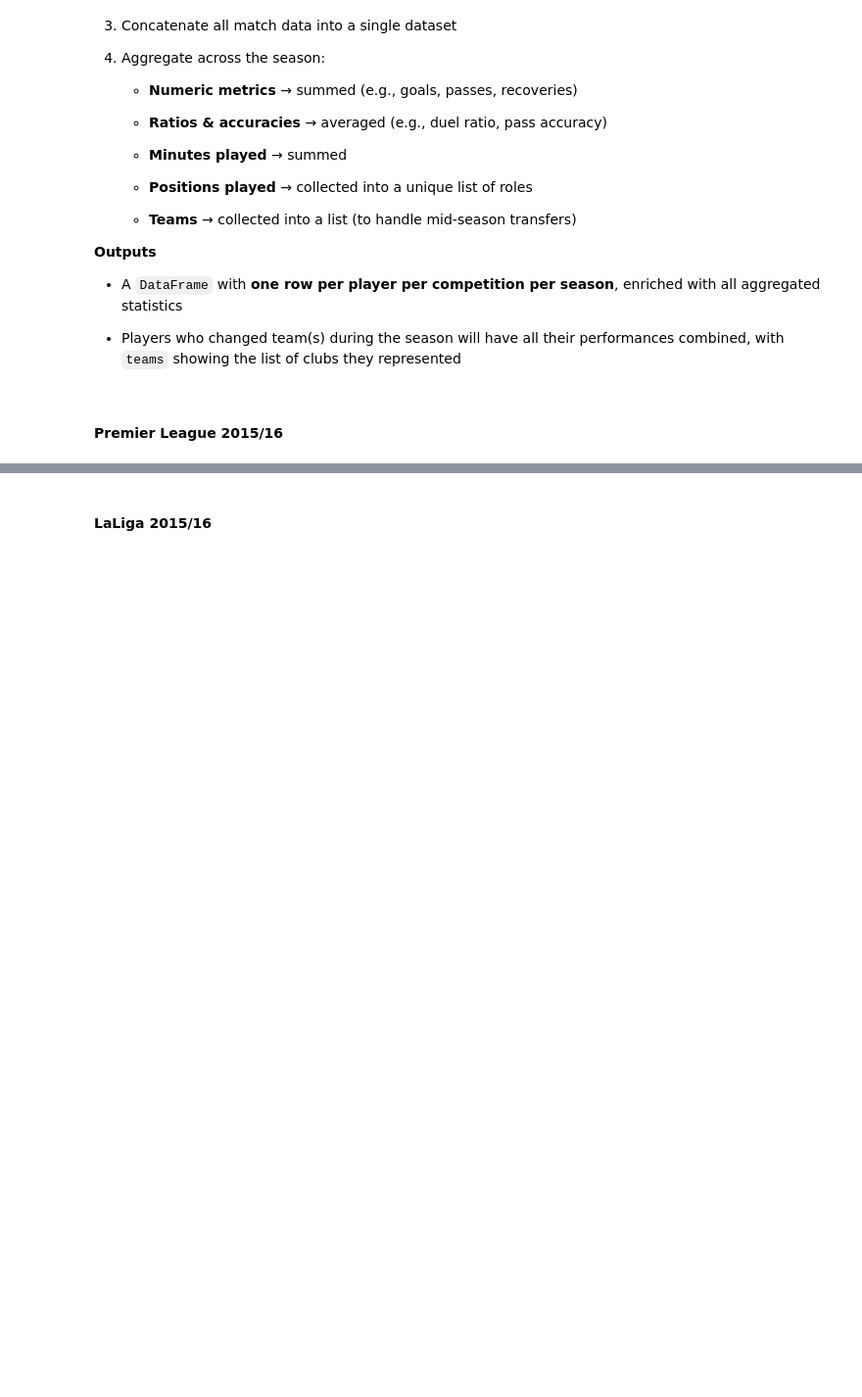
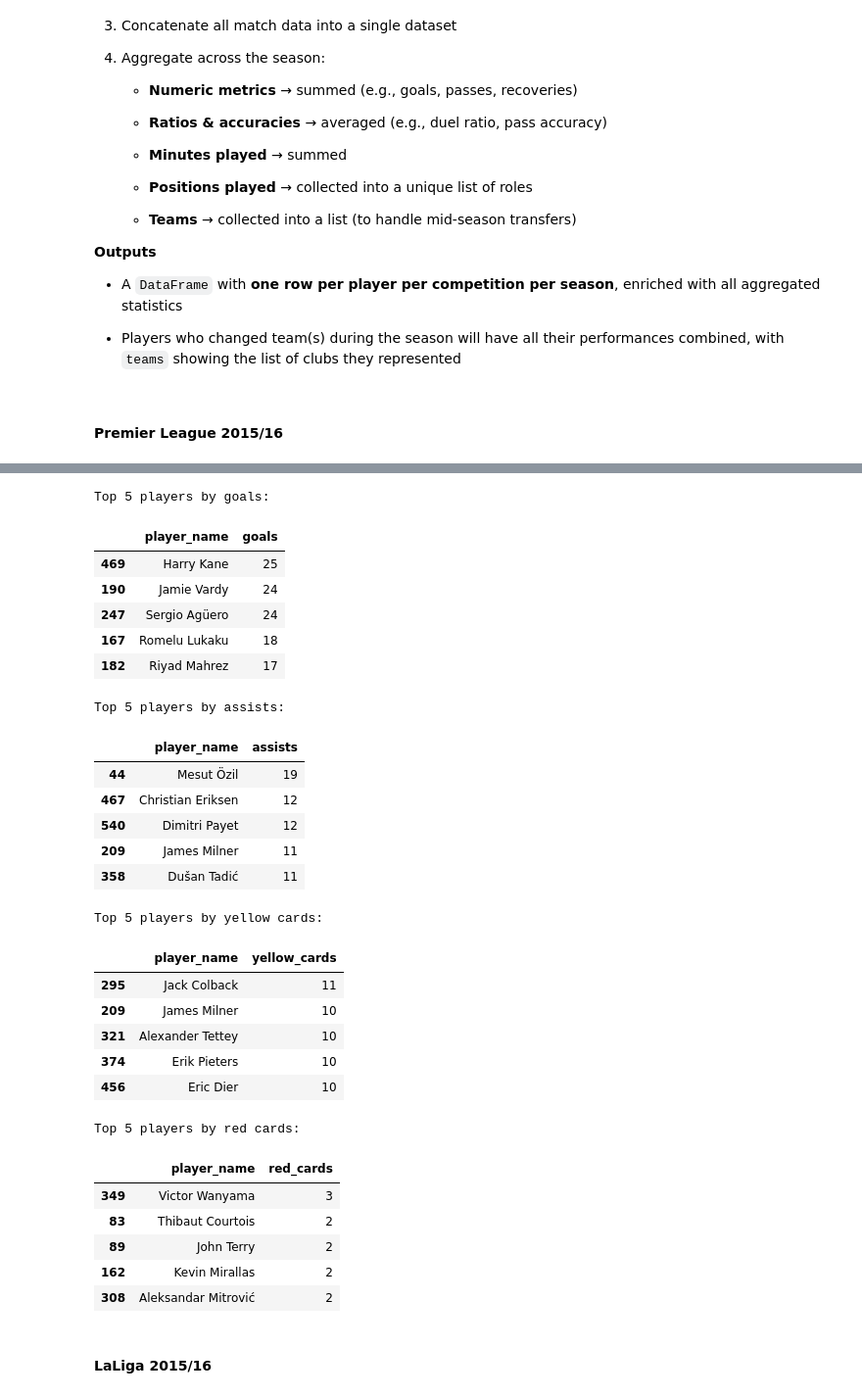
Before and after one commit to Manuele23/Parma-assignment, a Jupyter notebook: task2_ballon_dor/01_data_preparation.ipynb, the cells around one changed output, grey strips where cells are left out. Shown: that part at 98% size. Saved outputs shown, nothing was run; the diff lists cells and outputs as text; code cells hidden in the pictures; blank space fills up the shorter version.

Commit message:
Data preparation completed (problem on assists)

```diff
--- a/task2_ballon_dor/01_data_preparation.ipynb
+++ b/task2_ballon_dor/01_data_preparation.ipynb
@@ -1521,8 +1638,57 @@ df_premier.to_csv("../task2_ballon_dor/data/premier_league_2015_16.csv", index=F
 # %%
-# Test
-df_test = pd.read_csv("../task2_ballon_dor/data/premier_league_2015_16.csv")
-print("Premier League 2015/16 dataset shape:", df_test.shape)
-df_test.head()
+# Top 5 by goals (per match / row, no aggregation)
+top_goals = df_test.nlargest(5, "goals")[["player_name", "goals"]]
+
+# Top 5 by assists
+top_assists = df_test.nlargest(5, "assists")[["player_name", "assists"]]
+
+# Top 5 by yellow cards
+top_yellow_cards = df_test.nlargest(5, "yellow_cards")[["player_name", "yellow_cards"]]
+
+# Top 5 by red cards
+top_red_cards = df_test.nlargest(5, "red_cards")[["player_name", "red_cards"]]
+
+# Display
+print("Top 5 players by goals:")
+display(top_goals)
+
+print("Top 5 players by assists:")
+display(top_assists)
+
+print("Top 5 players by yellow cards:")
+display(top_yellow_cards)
+
+print("Top 5 players by red cards:")
+display(top_red_cards)
+# %% [output]
+Top 5 players by goals:
+|  | player_name | goals |
+| 469 | Harry Kane | 25 |
+| 190 | Jamie Vardy | 24 |
+| 247 | Sergio Agüero | 24 |
+| 167 | Romelu Lukaku | 18 |
+| 182 | Riyad Mahrez | 17 |
+Top 5 players by assists:
+|  | player_name | assists |
+| 44 | Mesut Özil | 19 |
+| 467 | Christian Eriksen | 12 |
+| 540 | Dimitri Payet | 12 |
+| 209 | James Milner | 11 |
+| 358 | Dušan Tadić | 11 |
+Top 5 players by yellow cards:
+|  | player_name | yellow_cards |
+| 295 | Jack Colback | 11 |
+| 209 | James Milner | 10 |
+| 321 | Alexander Tettey | 10 |
+| 374 | Erik Pieters | 10 |
+| 456 | Eric Dier | 10 |
+Top 5 players by red cards:
+|  | player_name | red_cards |
+| 349 | Victor Wanyama | 3 |
+| 83 | Thibaut Courtois | 2 |
+| 89 | John Terry | 2 |
+| 162 | Kevin Mirallas | 2 |
+| 308 | Aleksandar Mitrović | 2 |
 # %% [markdown]
 #### LaLiga 2015/16
 # %%
```
Also changed, not shown: parts of 28 cells of this notebook, 6 other files.
